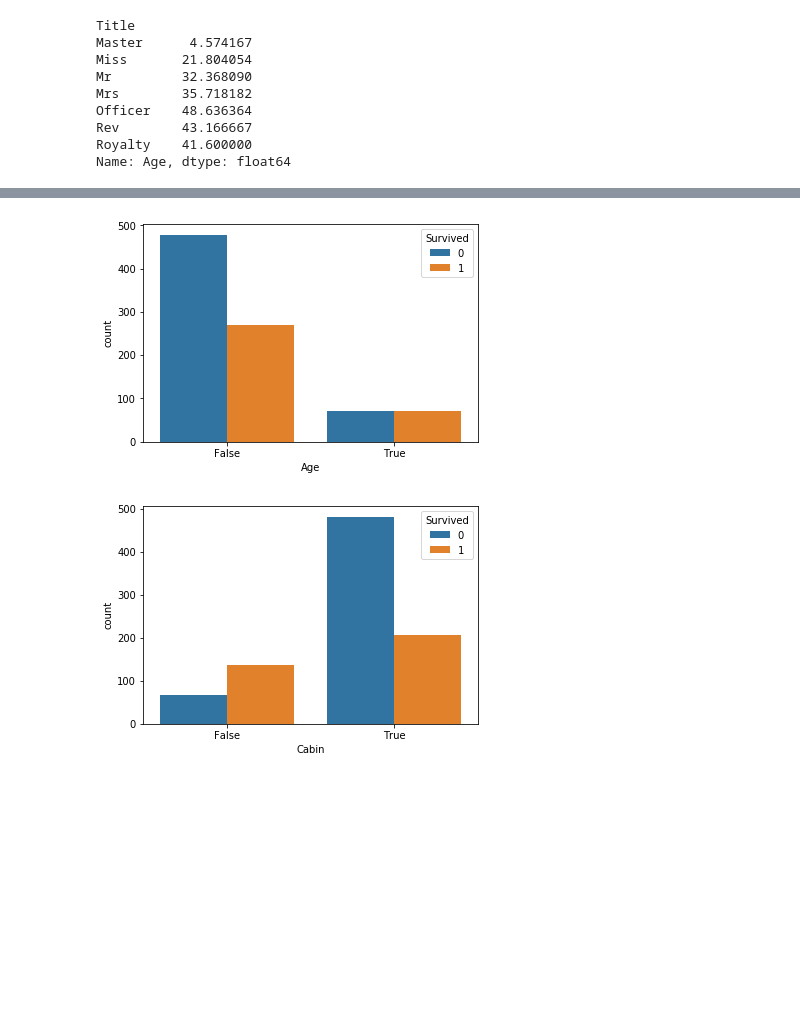
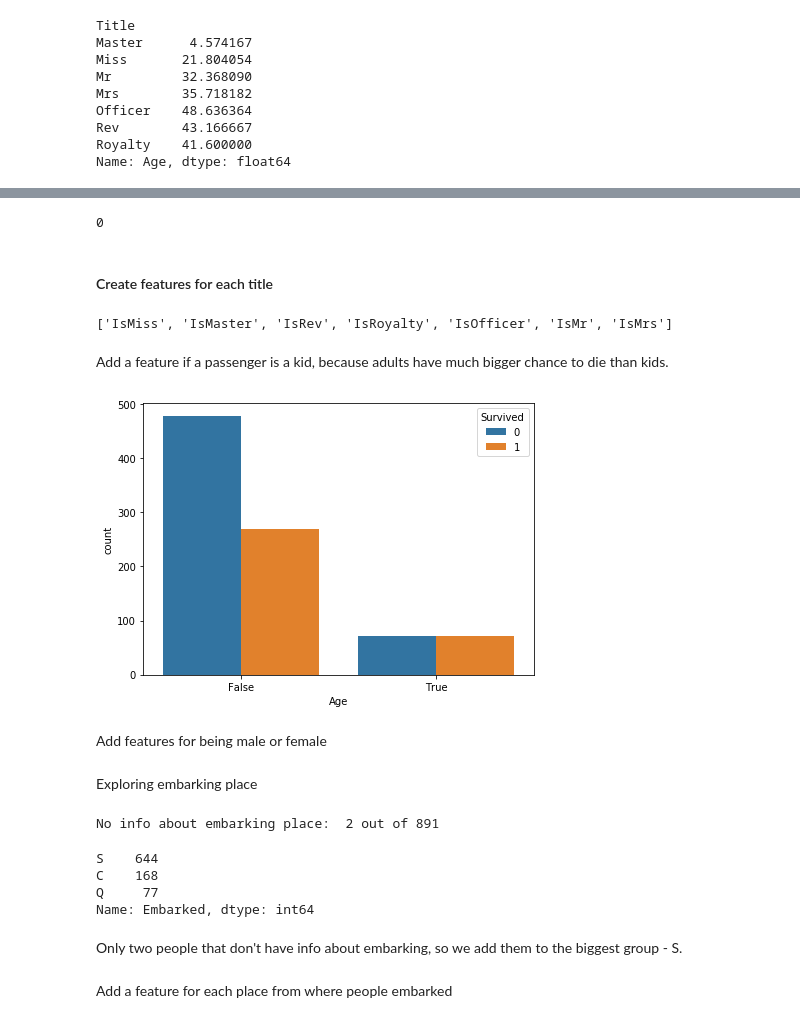
Before and after one commit to nbabulkov/fmi-machine-learning, a Jupyter notebook: Titanic.ipynb, the cells around one changed output, grey strips where cells are left out. Cells and saved outputs as stored; diff of their text form; code cells hidden in the pictures; blank space fills up the shorter version.

```diff
--- a/Titanic.ipynb
+++ b/Titanic.ipynb
@@ -72,2 +124,2 @@ sns.heatmap(correlation, annot=True)
 # %%
-titanic['Title'] = titanic['Name'].str.extract('.*, (.*?)\. .*', expand = False)
+titanic['Title'] = titanic['Name'].str.extract('^.*, (.*?)\. .*$', expand = False)
@@ -118,19 +172,3 @@ Officer    48.636364
 Rev        43.166667
 Royalty    41.600000
 Name: Age, dtype: float64
-# %%
-titanic.loc[titanic.Age.isnull() & (titanic.Title == 'Mr'), 'Age'] = age_by_title['Mr']
-titanic.loc[titanic.Age.isnull() & (titanic.Title == 'Mrs'), 'Age'] = age_by_title['Mrs']
-titanic.loc[titanic.Age.isnull() & (titanic.Title == 'Miss'), 'Age'] = age_by_title['Miss']
-titanic.loc[titanic.Age.isnull() & (titanic.Title == 'Master'), 'Age'] = age_by_title['Master']
-titanic.loc[titanic.Age.isnull() & (titanic.Title == 'Officer'), 'Age'] = age_by_title['Officer']
-titanic.loc[titanic.Age.isnull() & (titanic.Title == 'Royalty'), 'Age'] = age_by_title['Royalty']
-titanic.loc[titanic.Age.isnull() & (titanic.Title == 'Rev'), 'Age'] = age_by_title['Rev']
-# %%
-titanic['IsMr']      = (titanic.Title == 'Mr').astype(float)
-titanic['IsMrs']     = (titanic.Title == 'Mrs').astype(float)
-titanic['IsMiss']    = (titanic.Title == 'Miss').astype(float)
-titanic['IsMaster']  = (titanic.Title == 'Master').astype(float)
-titanic['IsOfficer']    = (titanic.Title == 'Officer').astype(float)
-titanic['IsRoyalty']    = (titanic.Title == 'Royalty').astype(float)
-titanic['IsRev']    = (titanic.Title == 'Rev').astype(float)
@@ -136,0 +183,6 @@ titanic['IsRev']    = (titanic.Title == 'Rev').astype(float)
+# %%
+sum(pd.isna(titanic.Age))
+# %% [output]
+0
+# %% [markdown]
+#### Create features for each title
@@ -137,19 +195,38 @@ titanic['IsRev']    = (titanic.Title == 'Rev').astype(float)
+# %%
+import re
+[ x for x in titanic.columns if re.match(r'^Is.*', x) ]
+# %% [output]
+['IsMiss', 'IsMaster', 'IsRev', 'IsRoyalty', 'IsOfficer', 'IsMr', 'IsMrs']
+# %% [markdown]
+Add a feature if a passenger is a kid, because adults have much bigger chance to die than kids.
 # %%
-sns.countplot(titanic.Age <= 18, hue=titanic.Survived)
+plt.figure(figsize=(7,5))
+sns.countplot(titanic.Age <= 18, hue=titanic.Survived);
 titanic['Kid'] = (titanic.Age <= 18).astype('float')
 # %% [output]
-[figure, old version]
+[figure, new version]
-# %%
-sns.countplot(titanic.Cabin.isnull(), hue=titanic.Survived)
-# people without cabis have lower chance to survive
-titanic['Have_Cabin'] = (~titanic.Cabin.isnull()).astype('float')
-# %% [output]
-[figure, removed]
+# %% [markdown]
+Add features for being male or female
 # %%
 titanic['IsMale']    = (titanic.Sex == 'male').astype(float)
 titanic['IsFemale']  = (titanic.Sex == 'female').astype(float)
+# %% [markdown]
+Exploring embarking place
+# %%
+print("No info about embarking place: ", sum(pd.isna(titanic.Embarked)), "out of", len(titanic.Embarked))
+titanic.Embarked.value_counts()
+# %% [output]
+No info about embarking place:  2 out of 891
+S    644
+C    168
+Q     77
+Name: Embarked, dtype: int64
+# %% [markdown]
+Only two people that don't have info about embarking, so we add them to the biggest group - S.
 # %%
 titanic.Embarked = titanic.Embarked.fillna('S')
+# %% [markdown]
+Add a feature for each place from where people embarked
 # %%
 titanic['EmbarkedC'] = (titanic.Embarked == 'C').astype(float)
 titanic['EmbarkedQ'] = (titanic.Embarked == 'Q').astype(float)
```
Also changed, not shown: parts of 124 cells of this notebook.
